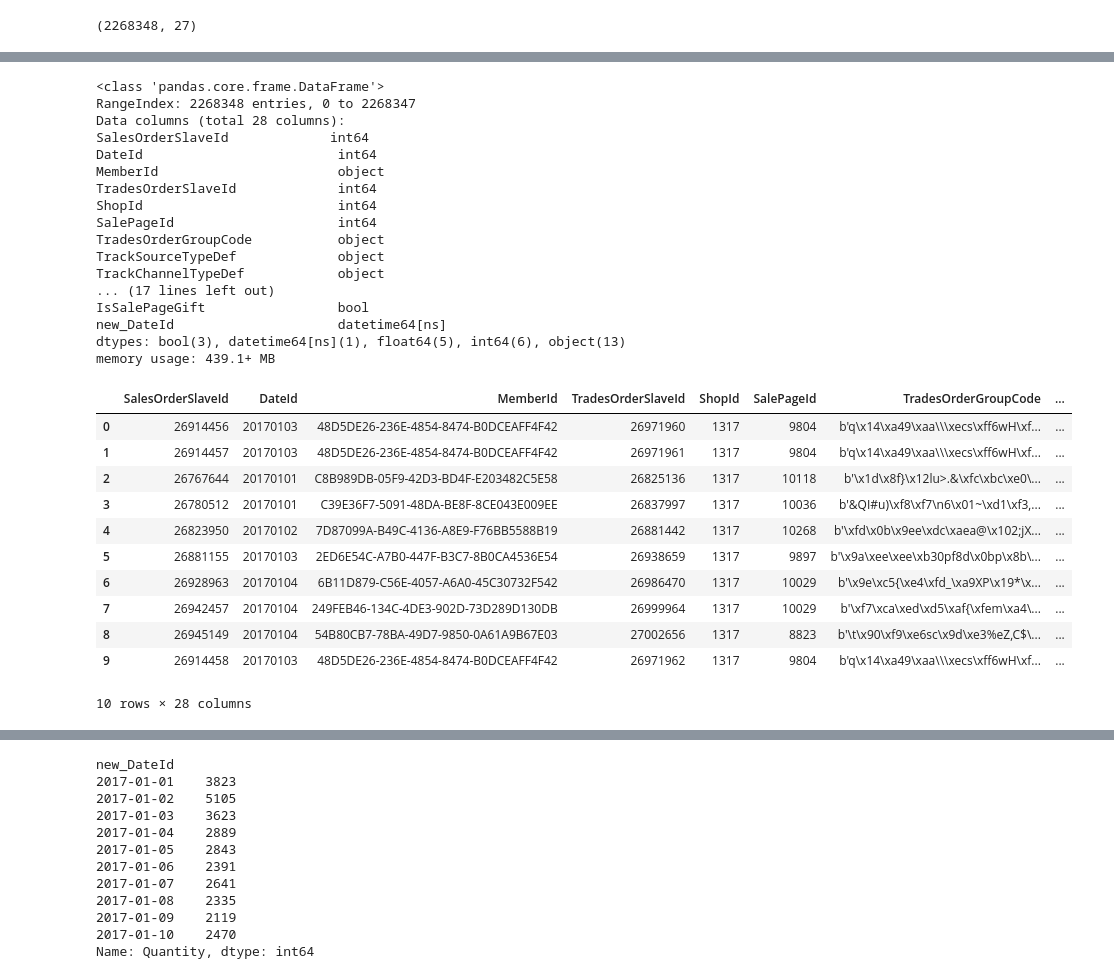
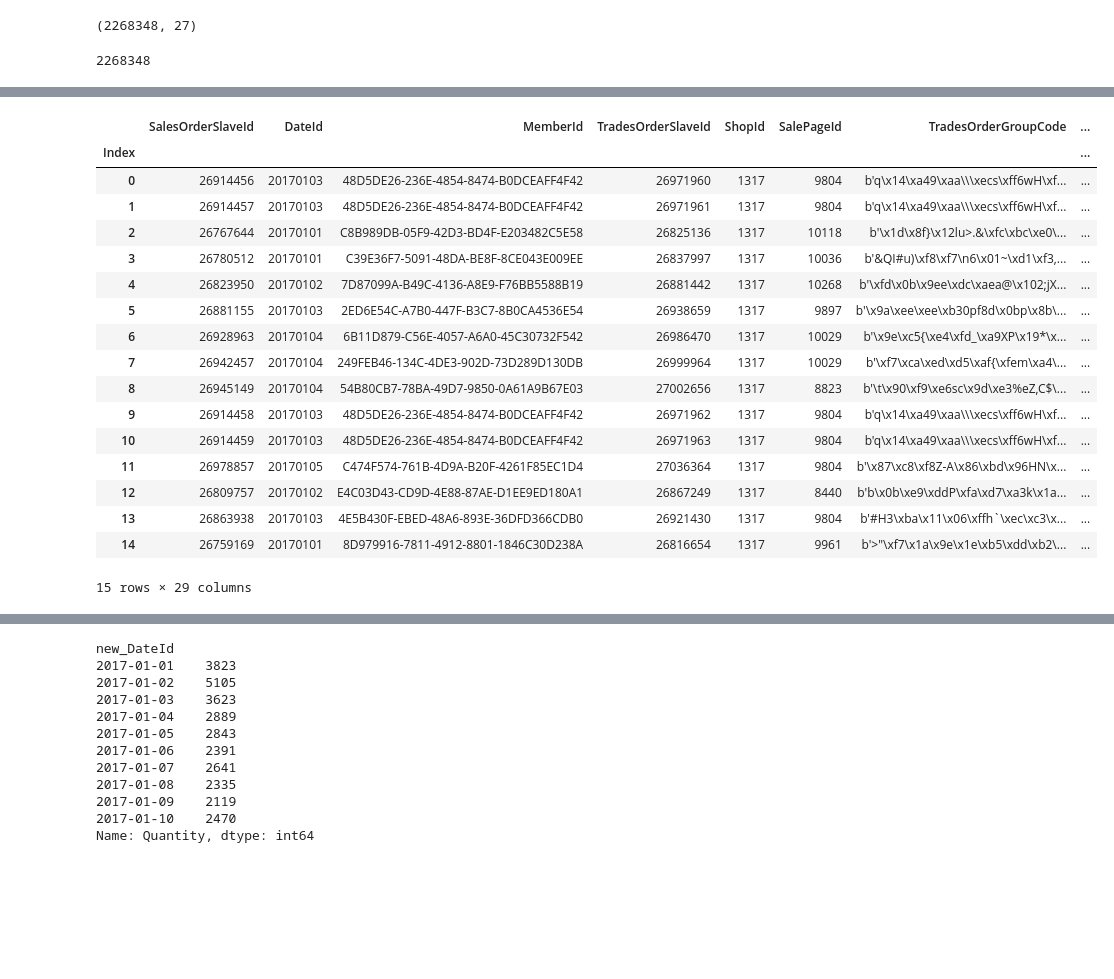
Before and after one commit to chenshowa/Showa_CsxPython, a Jupyter notebook: week_1/week_1_first_HM .ipynb, the cells around one changed output, grey strips where cells are left out. Cells and saved outputs as stored; diff of their text form; code cells hidden in the pictures; blank space fills up the shorter version.

```diff
--- a/week_1/week_1_first_HM .ipynb
+++ b/week_1/week_1_first_HM .ipynb
@@ -1,11 +1,15 @@
 # %%
 import pandas as pd
 # %%
-df = pd.read_csv(r'C:\Users\chenhur\Documents\GitHub\Showa_CsxPython\week1\Ntu_Orders.csv')
+df = pd.read_csv(r'C:\Users\chenhur\Documents\GitHub\Showa_CsxPython\week_1\Ntu_Orders.csv')
 # %%
 df.shape
 # %% [output]
 (2268348, 27)
+# %%
+df.shape[0]
+# %% [output]
+2268348
 # %%
 df.info()
 # %% [output]
@@ -26,32 +30,11 @@ EcouponId                      float64
 IsSalePageGift                 bool
 dtypes: bool(3), float64(5), int64(6), object(13)
 memory usage: 421.8+ MB
-# %%
-df['new_DateId'] = pd.to_datetime(df['DateId'].astype(str), format='%Y%m%d')
-# %%
-df.info()
-# %% [output]
-<class 'pandas.core.frame.DataFrame'>
-RangeIndex: 2268348 entries, 0 to 2268347
-Data columns (total 28 columns):
-﻿SalesOrderSlaveId             int64
-DateId                         int64
-MemberId                       object
-TradesOrderSlaveId             int64
-ShopId                         int64
-SalePageId                     int64
-TradesOrderGroupCode           object
-TrackSourceTypeDef             object
-TrackChannelTypeDef            object
-... (17 lines left out)
-IsSalePageGift                 bool
-new_DateId                     datetime64[ns]
-dtypes: bool(3), datetime64[ns](1), float64(5), int64(6), object(13)
-memory usage: 439.1+ MB
 # %%
-df.head(10)
+df.head(15)
 # %% [output]
 |  | ﻿SalesOrderSlaveId | DateId | MemberId | TradesOrderSlaveId | ShopId | SalePageId | TradesOrderGroupCode | ... |
+| Index |  |  |  |  |  |  |  | ... |
 | 0 | 26914456 | 20170103 | 48D5DE26-236E-4854-8474-B0DCEAFF4F42 | 26971960 | 1317 | 9804 | b'q\x14\xa49\xaa\\\xecs\xff6wH\xf... | ... |
 | 1 | 26914457 | 20170103 | 48D5DE26-236E-4854-8474-B0DCEAFF4F42 | 26971961 | 1317 | 9804 | b'q\x14\xa49\xaa\\\xecs\xff6wH\xf... | ... |
 | 2 | 26767644 | 20170101 | C8B989DB-05F9-42D3-BD4F-E203482C5E58 | 26825136 | 1317 | 10118 | b'\x1d\x8f}\x12lu>.&\xfc\xbc\xe0\... | ... |
@@ -62,4 +45,9 @@ df.head(10)
 | 7 | 26942457 | 20170104 | 249FEB46-134C-4DE3-902D-73D289D130DB | 26999964 | 1317 | 10029 | b'\xf7\xca\xed\xd5\xaf{\xfem\xa4\... | ... |
 | 8 | 26945149 | 20170104 | 54B80CB7-78BA-49D7-9850-0A61A9B67E03 | 27002656 | 1317 | 8823 | b'\t\x90\xf9\xe6sc\x9d\xe3%eZ,C$\... | ... |
 | 9 | 26914458 | 20170103 | 48D5DE26-236E-4854-8474-B0DCEAFF4F42 | 26971962 | 1317 | 9804 | b'q\x14\xa49\xaa\\\xecs\xff6wH\xf... | ... |
+| 10 | 26914459 | 20170103 | 48D5DE26-236E-4854-8474-B0DCEAFF4F42 | 26971963 | 1317 | 9804 | b'q\x14\xa49\xaa\\\xecs\xff6wH\xf... | ... |
+| 11 | 26978857 | 20170105 | C474F574-761B-4D9A-B20F-4261F85EC1D4 | 27036364 | 1317 | 9804 | b'\x87\xc8\xf8Z-A\x86\xbd\x96HN\x... | ... |
+| 12 | 26809757 | 20170102 | E4C03D43-CD9D-4E88-87AE-D1EE9ED180A1 | 26867249 | 1317 | 8440 | b'b\x0b\xe9\xddP\xfa\xd7\xa3k\x1a... | ... |
+| 13 | 26863938 | 20170103 | 4E5B430F-EBED-48A6-893E-36DFD366CDB0 | 26921430 | 1317 | 9804 | b'#H3\xba\x11\x06\xffh`\xec\xc3\x... | ... |
+| 14 | 26759169 | 20170101 | 8D979916-7811-4912-8801-1846C30D238A | 26816654 | 1317 | 9961 | b'>"\xf7\x1a\x9e\x1e\xb5\xdd\xb2\... | ... |
-10 rows × 28 columns
+15 rows × 29 columns
```
Also changed, not shown: parts of 16 cells of this notebook, 1 other file.
